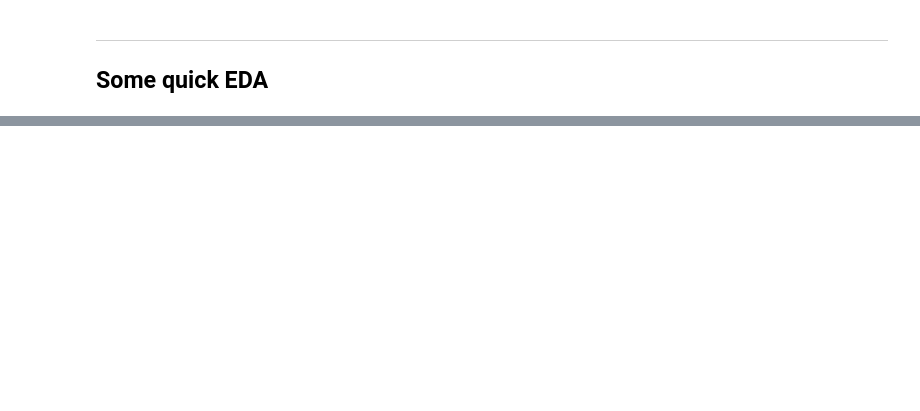
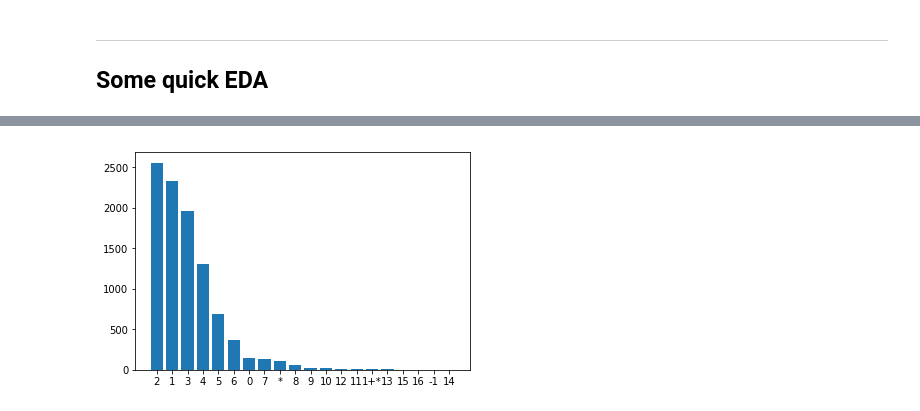
Before and after one commit to CreightonAshton/MTG_Recommender, a Jupyter notebook: Code/01 - Cleaning.ipynb, the cells around one changed output, grey strips where cells are left out. Cells and saved outputs as stored; diff of their text form; code cells hidden in the pictures; blank space fills up the shorter version.

```diff
--- a/Code/01 - Cleaning.ipynb
+++ b/Code/01 - Cleaning.ipynb
@@ -886,0 +971,5 @@ a change
+# %%
+plt.bar(x = df.loc[df['toughness'] != 'NONE']['toughness'].value_counts().index,
+        height= df.loc[df['toughness'] != 'NONE']['toughness'].value_counts());
+# %% [output]
+[figure, added]
```
Also changed, not shown: parts of 45 cells of this notebook, 2 other files.
